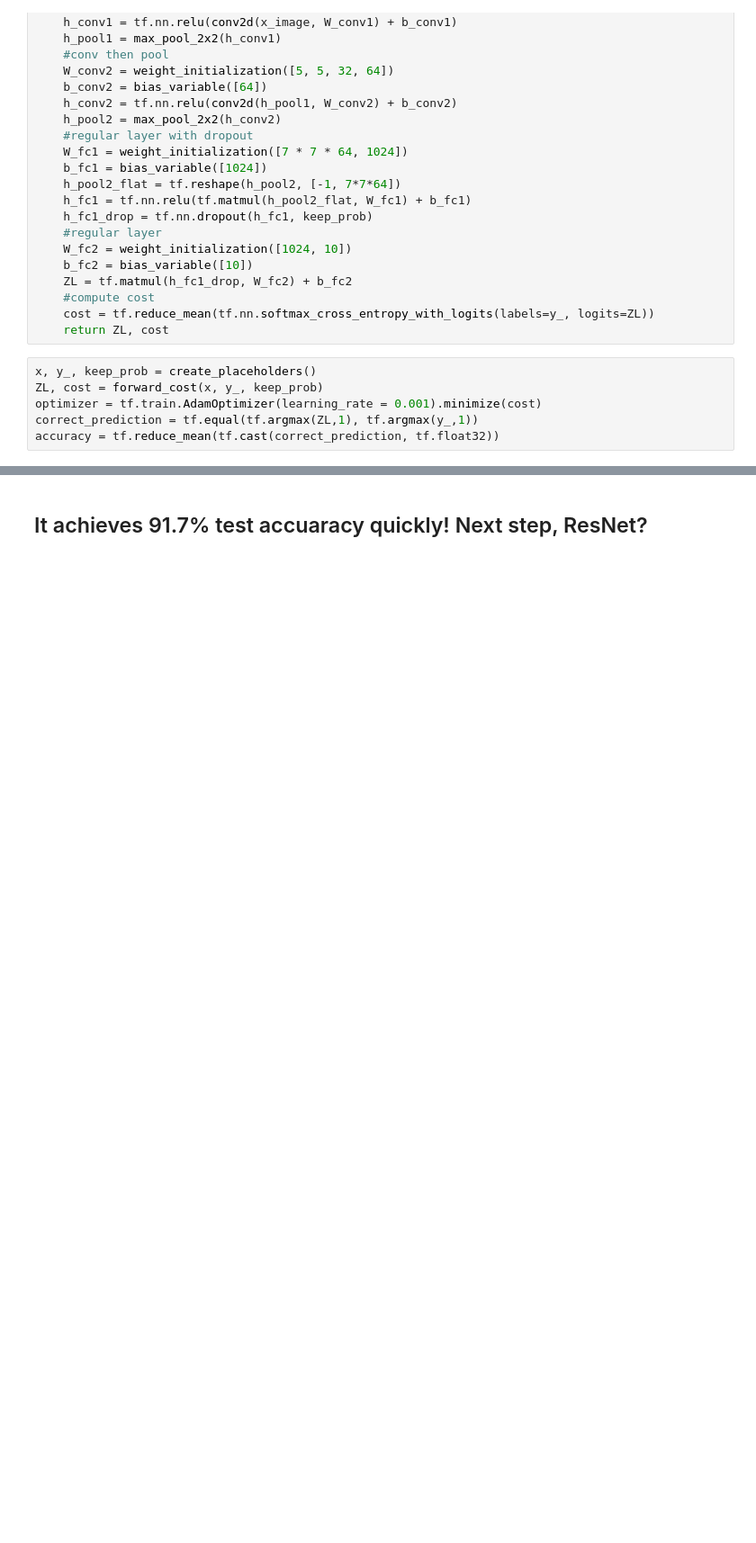
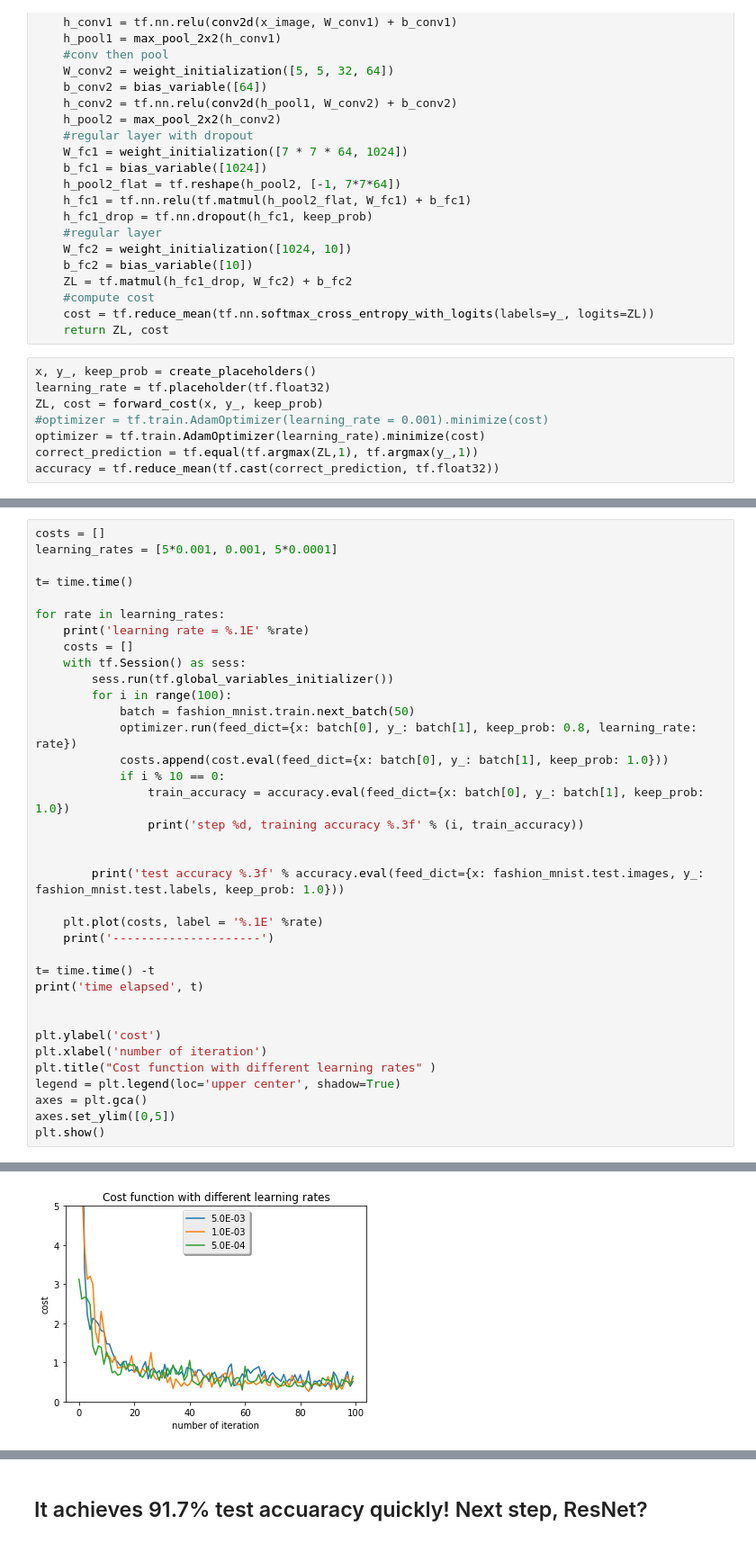
Before and after one commit to rchen726/deep_learning, a Jupyter notebook: CNN_TensorFlow.ipynb, the cells around one changed output, grey strips where cells are left out. Shown: that part at 90% size. Saved outputs shown, nothing was run; the diff lists cells and outputs as text; blank space fills up the shorter version.

```diff
--- a/CNN_TensorFlow.ipynb
+++ b/CNN_TensorFlow.ipynb
@@ -78,7 +82,9 @@ def forward_cost(x, y_, keep_prob):
     return ZL, cost
 # %%
 x, y_, keep_prob = create_placeholders()
+learning_rate = tf.placeholder(tf.float32)
 ZL, cost = forward_cost(x, y_, keep_prob)
-optimizer = tf.train.AdamOptimizer(learning_rate = 0.001).minimize(cost)
+#optimizer = tf.train.AdamOptimizer(learning_rate = 0.001).minimize(cost)
+optimizer = tf.train.AdamOptimizer(learning_rate).minimize(cost)
 correct_prediction = tf.equal(tf.argmax(ZL,1), tf.argmax(y_,1))
 accuracy = tf.reduce_mean(tf.cast(correct_prediction, tf.float32))
@@ -84,0 +93,37 @@ accuracy = tf.reduce_mean(tf.cast(correct_prediction, tf.float32))
+# %%
+costs = []
+learning_rates = [5*0.001, 0.001, 5*0.0001]
+
+t= time.time()
+
+for rate in learning_rates:
+    print('learning rate = %.1E' %rate)
+    costs = []
+    with tf.Session() as sess:
+        sess.run(tf.global_variables_initializer())
+        for i in range(100):
+            batch = fashion_mnist.train.next_batch(50)
+            optimizer.run(feed_dict={x: batch[0], y_: batch[1], keep_prob: 0.8, learning_rate: rate})
+            costs.append(cost.eval(feed_dict={x: batch[0], y_: batch[1], keep_prob: 1.0}))
+            if i % 10 == 0:
+                train_accuracy = accuracy.eval(feed_dict={x: batch[0], y_: batch[1], keep_prob: 1.0})
+                print('step %d, training accuracy %.3f' % (i, train_accuracy))
+
+
+        print('test accuracy %.3f' % accuracy.eval(feed_dict={x: fashion_mnist.test.images, y_: fashion_mnist.test.labels, keep_prob: 1.0}))
+
+    plt.plot(costs, label = '%.1E' %rate)
+    print('---------------------')
+
+t= time.time() -t
+print('time elapsed', t)
+
+
+plt.ylabel('cost')
+plt.xlabel('number of iteration')
+plt.title("Cost function with different learning rates" )
+legend = plt.legend(loc='upper center', shadow=True)
+axes = plt.gca()
+axes.set_ylim([0,5])
+plt.show()
+# %% [output]
@@ -84,0 +147 @@ accuracy = tf.reduce_mean(tf.cast(correct_prediction, tf.float32))
+[figure, added]
```
Also changed, not shown: parts of 11 cells of this notebook.
